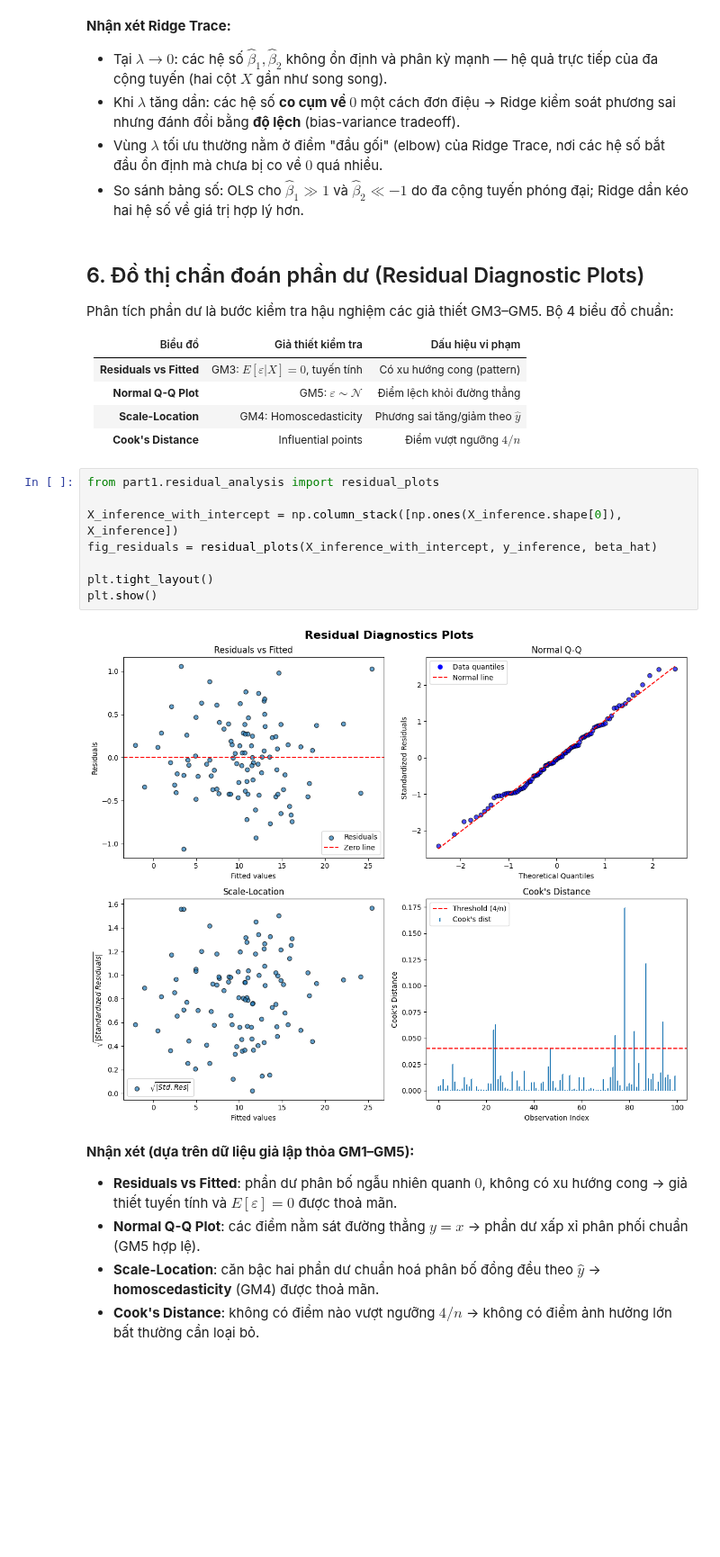
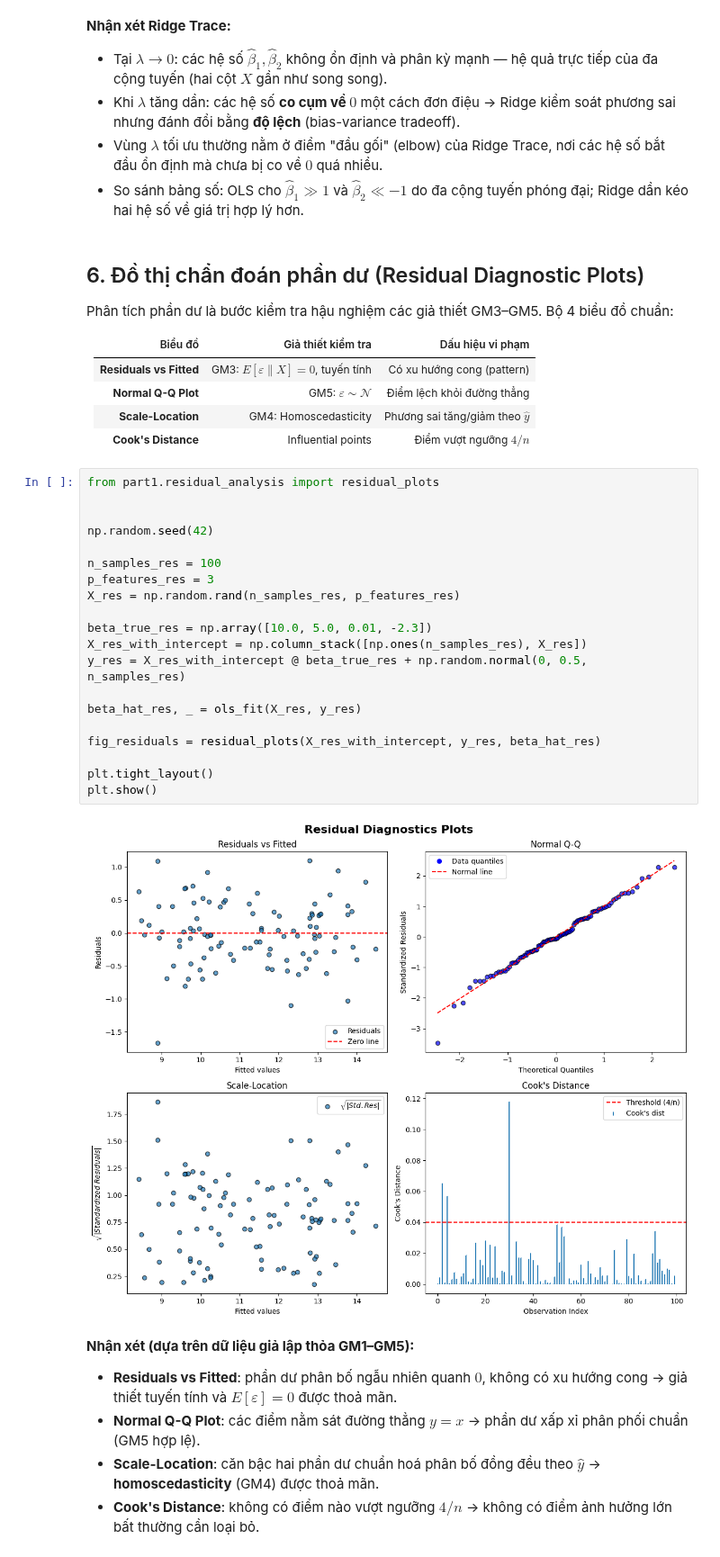
Before and after one commit to TanKhoiTV/blues-estimator-project, a Jupyter notebook: part1/part1_notebook.ipynb, the cells around one changed output. Shown at 90% size. Cells and saved outputs as stored; diff of their text form; blank space fills up the shorter version.

```diff
--- a/part1/part1_notebook.ipynb
+++ b/part1/part1_notebook.ipynb
@@ -427,20 +432,32 @@ Phân tích phần dư là bước kiểm tra hậu nghiệm các giả thiết
 
 | Biểu đồ | Giả thiết kiểm tra | Dấu hiệu vi phạm |
 |:---|:---|:---|
-| **Residuals vs Fitted** | GM3: $E[\varepsilon|X]=0$, tuyến tính | Có xu hướng cong (pattern) |
+| **Residuals vs Fitted** | GM3: $E[\varepsilon\|X]=0$, tuyến tính | Có xu hướng cong (pattern) |
 | **Normal Q-Q Plot** | GM5: $\varepsilon \sim \mathcal{N}$ | Điểm lệch khỏi đường thẳng |
 | **Scale-Location** | GM4: Homoscedasticity | Phương sai tăng/giảm theo $\hat{y}$ |
 | **Cook's Distance** | Influential points | Điểm vượt ngưỡng $4/n$ |
 # %%
 from part1.residual_analysis import residual_plots
 
-X_inference_with_intercept = np.column_stack([np.ones(X_inference.shape[0]), X_inference])
-fig_residuals = residual_plots(X_inference_with_intercept, y_inference, beta_hat)
+
+np.random.seed(42)
+
+n_samples_res = 100
+p_features_res = 3
+X_res = np.random.rand(n_samples_res, p_features_res)
+
+beta_true_res = np.array([10.0, 5.0, 0.01, -2.3])
+X_res_with_intercept = np.column_stack([np.ones(n_samples_res), X_res])
+y_res = X_res_with_intercept @ beta_true_res + np.random.normal(0, 0.5, n_samples_res)
+
+beta_hat_res, _ = ols_fit(X_res, y_res)
+
+fig_residuals = residual_plots(X_res_with_intercept, y_res, beta_hat_res)
 
 plt.tight_layout()
 plt.show()
 # %% [output]
-[figure, old version]
+[figure, new version]
 # %% [markdown]
 **Nhận xét (dựa trên dữ liệu giả lập thỏa GM1–GM5):**
 
```
Also changed, not shown: parts of 11 cells of this notebook.
